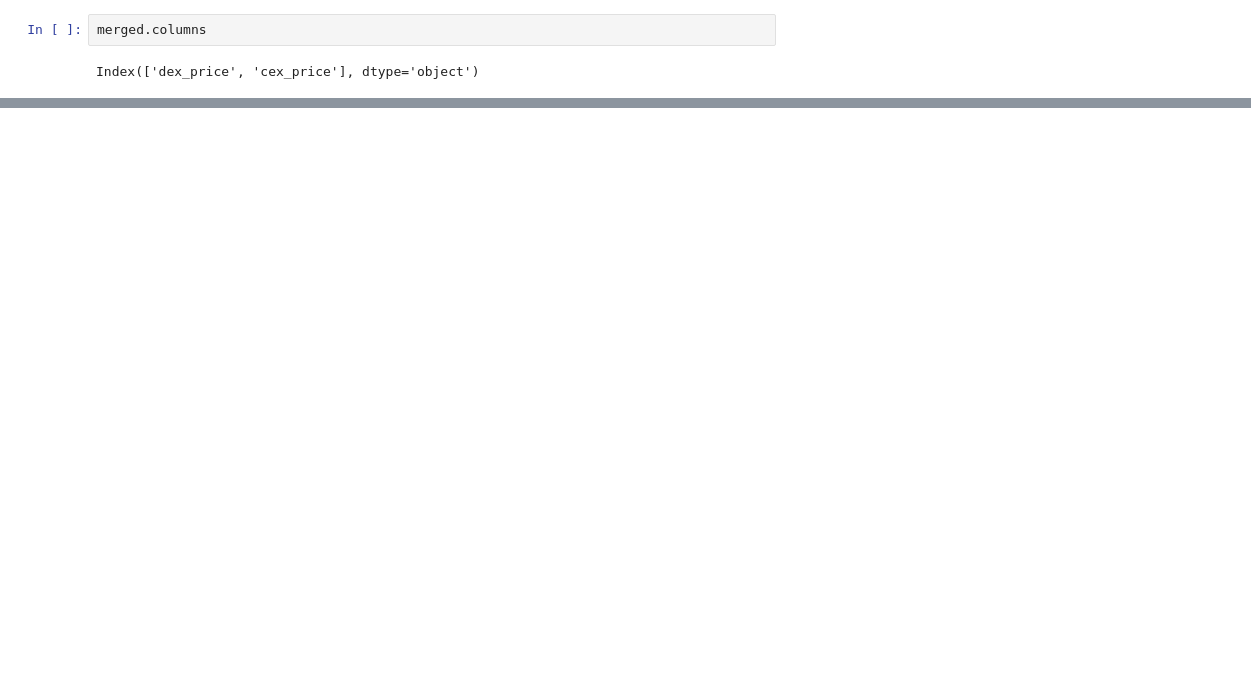
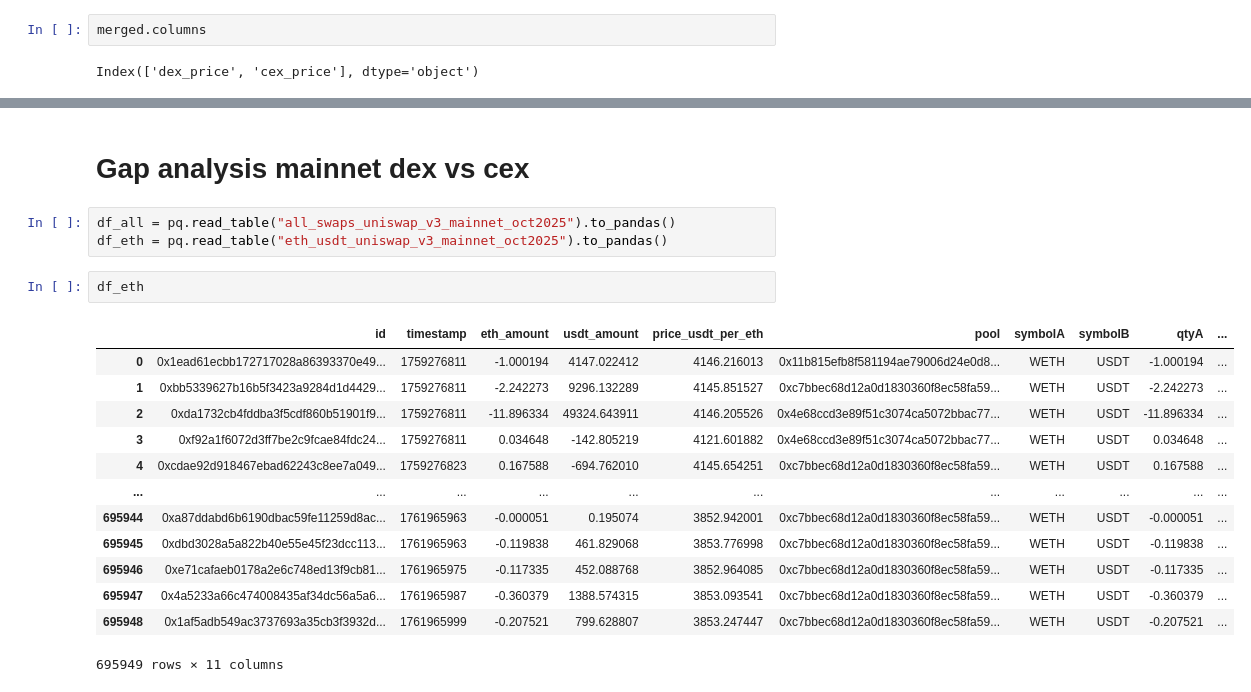
Before and after one commit to 50und/blockchain_final_project_2025, a Jupyter notebook: final_project.ipynb, the cells around one changed output, grey strips where cells are left out. Saved outputs shown, nothing was run; the diff lists cells and outputs as text; blank space fills up the shorter version.

```diff
--- a/final_project.ipynb
+++ b/final_project.ipynb
@@ -3594,0 +2207,21 @@ No ETH/USDT pools found.
+# %% [markdown]
+# Gap analysis mainnet dex vs cex
+# %%
+df_all = pq.read_table("all_swaps_uniswap_v3_mainnet_oct2025").to_pandas()
+df_eth = pq.read_table("eth_usdt_uniswap_v3_mainnet_oct2025").to_pandas()
+# %%
+df_eth
+# %% [output]
+|  | id | timestamp | eth_amount | usdt_amount | price_usdt_per_eth | pool | symbolA | symbolB | qtyA | ... |
+| 0 | 0x1ead61ecbb172717028a86393370e49... | 1759276811 | -1.000194 | 4147.022412 | 4146.216013 | 0x11b815efb8f581194ae79006d24e0d8... | WETH | USDT | -1.000194 | ... |
+| 1 | 0xbb5339627b16b5f3423a9284d1d4429... | 1759276811 | -2.242273 | 9296.132289 | 4145.851527 | 0xc7bbec68d12a0d1830360f8ec58fa59... | WETH | USDT | -2.242273 | ... |
+| 2 | 0xda1732cb4fddba3f5cdf860b51901f9... | 1759276811 | -11.896334 | 49324.643911 | 4146.205526 | 0x4e68ccd3e89f51c3074ca5072bbac77... | WETH | USDT | -11.896334 | ... |
+| 3 | 0xf92a1f6072d3ff7be2c9fcae84fdc24... | 1759276811 | 0.034648 | -142.805219 | 4121.601882 | 0x4e68ccd3e89f51c3074ca5072bbac77... | WETH | USDT | 0.034648 | ... |
+| 4 | 0xcdae92d918467ebad62243c8ee7a049... | 1759276823 | 0.167588 | -694.762010 | 4145.654251 | 0xc7bbec68d12a0d1830360f8ec58fa59... | WETH | USDT | 0.167588 | ... |
+| ... | ... | ... | ... | ... | ... | ... | ... | ... | ... | ... |
+| 695944 | 0xa87ddabd6b6190dbac59fe11259d8ac... | 1761965963 | -0.000051 | 0.195074 | 3852.942001 | 0xc7bbec68d12a0d1830360f8ec58fa59... | WETH | USDT | -0.000051 | ... |
+| 695945 | 0xdbd3028a5a822b40e55e45f23dcc113... | 1761965963 | -0.119838 | 461.829068 | 3853.776998 | 0xc7bbec68d12a0d1830360f8ec58fa59... | WETH | USDT | -0.119838 | ... |
+| 695946 | 0xe71cafaeb0178a2e6c748ed13f9cb81... | 1761965975 | -0.117335 | 452.088768 | 3852.964085 | 0xc7bbec68d12a0d1830360f8ec58fa59... | WETH | USDT | -0.117335 | ... |
+| 695947 | 0x4a5233a66c474008435af34dc56a5a6... | 1761965987 | -0.360379 | 1388.574315 | 3853.093541 | 0xc7bbec68d12a0d1830360f8ec58fa59... | WETH | USDT | -0.360379 | ... |
+| 695948 | 0x1af5adb549ac3737693a35cb3f3932d... | 1761965999 | -0.207521 | 799.628807 | 3853.247447 | 0xc7bbec68d12a0d1830360f8ec58fa59... | WETH | USDT | -0.207521 | ... |
+695949 rows × 11 columns
```
Also changed, not shown: parts of 60 cells of this notebook, 1 other file.
